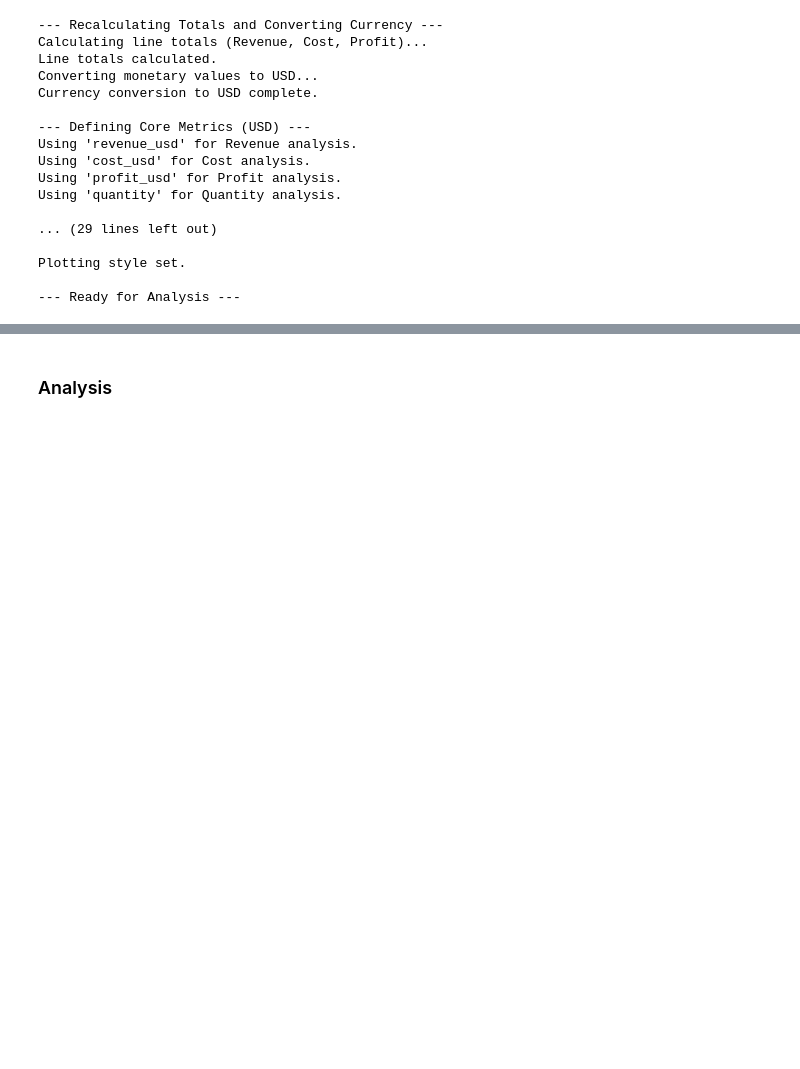
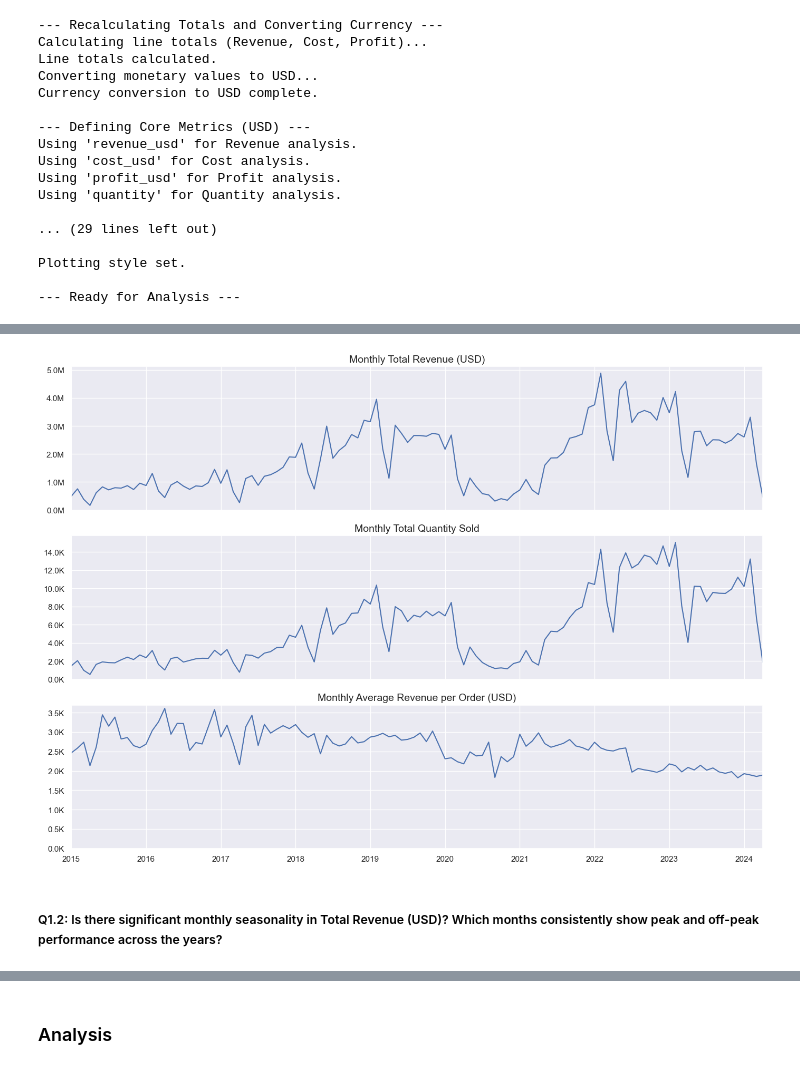
Before and after one commit to ChuSeng99/contoso, a Jupyter notebook: contoso.ipynb, the cells around one changed output, grey strips where cells are left out. Cells and saved outputs as stored; diff of their text form; code cells hidden in the pictures; blank space fills up the shorter version.

```diff
--- a/contoso.ipynb
+++ b/contoso.ipynb
@@ -517,0 +537,18 @@ df[['orderkey', 'quantity', 'unitprice', 'unitcost', 'netprice', 'quantity', 'cu
+# %%
+df_analysis = (
+    df[['orderkey', 'quantity', 'revenue_usd']]
+    #.sample(5)
+    .resample('ME')
+    .agg(
+        total_rev=('revenue_usd', 'sum'),
+        total_qty=('quantity', 'sum'),
+        total_order=('orderkey', pd.Series.nunique)
+    )
+    .assign(
+        total_rev=lambda df_: df_['total_rev'].round(2),
+        avg_rev_per_order=lambda df_: (df_['total_rev'] / df_['total_order']).round(2).replace(0, np.nan)
+    )
+    #.astype('int32')
+)
+
+df_analysis
@@ -517,0 +570,31 @@ df[['orderkey', 'quantity', 'unitprice', 'unitcost', 'netprice', 'quantity', 'cu
+# %%
+kpis_to_plot = ['total_rev', 'total_qty', 'avg_rev_per_order']
+plot_titles = {
+    'total_rev': 'Monthly Total Revenue (USD)',
+    'total_qty': 'Monthly Total Quantity Sold',
+    'avg_rev_per_order': 'Monthly Average Revenue per Order (USD)'
+}
+
+fig, ax = plt.subplots(len(kpis_to_plot), 1, figsize=(14, 10), sharex=True)
+
+for i, kpi in enumerate(kpis_to_plot):
+    df_plot = df_analysis[kpi]
+    df_plot.plot(
+        ax=ax[i],
+        title=plot_titles.get(kpi, kpi)
+    )
+    ax[i].set_xlabel('')
+    ax[i].set_ylim(bottom=0)
+
+    if kpi == 'total_rev':
+        ax[i].yaxis.set_major_formatter(FuncFormatter(millions_formatter))
+    else:
+        ax[i].yaxis.set_major_formatter(FuncFormatter(thousands_formatter))
+
+
+fig.tight_layout()
+plt.show()
+# %% [output]
+[figure, added]
+# %% [markdown]
+##### Q1.2: Is there significant monthly seasonality in Total Revenue (USD)? Which months consistently show peak and off-peak performance across the years?
```
Also changed, not shown: parts of 23 cells of this notebook, 8 other files.
